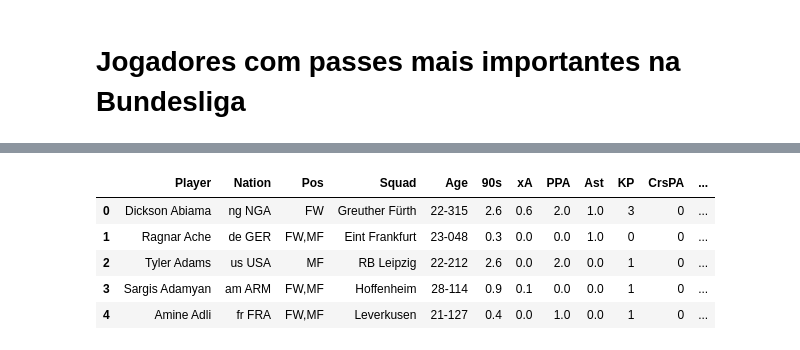
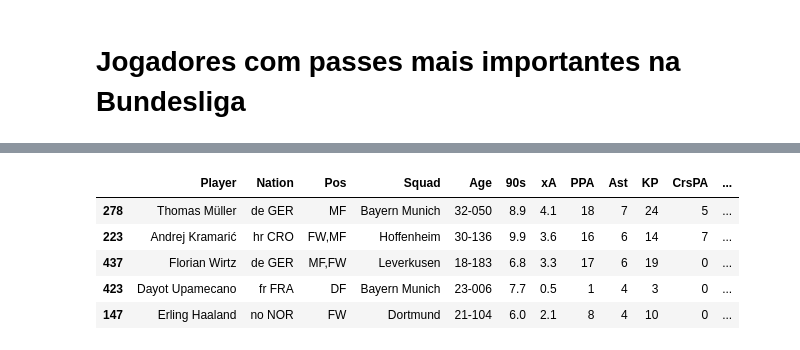
Before and after one commit to guilhermefrrr/portfolio, a Jupyter notebook: scatter plot.ipynb, the cells around one changed output, grey strips where cells are left out. Drawn from its saved outputs; the diff is of its cells as text; code cells hidden in the pictures.

```diff
--- a/scatter plot.ipynb
+++ b/scatter plot.ipynb
@@ -13,7 +13,10 @@ pd.options.display.max_columns = 50
 # Temporada 2021/22
 #df_raw = pd.read_html('https://fbref.com/en/share/AO9Wu')[0] # rodada 2
 #df_raw = pd.read_html('https://fbref.com/en/share/sX2eO')[0] # rodada 3
-df_raw = pd.read_html('https://fbref.com/en/share/5Xhlo')[0] # rodada 4
+#df_raw = pd.read_html('https://fbref.com/en/share/5Xhlo')[0] # rodada 4
+#df_raw = pd.read_html('https://fbref.com/en/share/u6hXO')[0] # rodada 6
+#df_raw = pd.read_html('https://fbref.com/en/share/aseId')[0] # rodada 8
+df_raw = pd.read_html('https://fbref.com/en/share/cN6IY')[0] # rodada 10
 # %%
 # As tabelas do FBref em html vem com dois problemas que precisam ser resolvidos:
 # 1) O cabeçalho multidimensional, que dificulta a análise exploratória e a criação de visualizações
@@ -35,7 +38,8 @@ df_raw.columns = df_raw.columns.get_level_values(-1)
 
 # Resolvendo o problema 2
 x = 0
-while (25 + (26 * x)) < len(df_raw):
+y = len(df_raw)
+while (25 + (26 * x)) < y:
     df_raw = df_raw.drop([25 + (26 * x)], axis = 0)
     x += 1
 
@@ -101,10 +105,10 @@ df_raw.sort_values(['Ast'], ascending = False).head()
 # %%
 df = df_raw[['Player', 'Nation', 'Pos', 'Squad', 'Age', '90s', 'xA', 'PPA', 'Ast', 'KP', 'CrsPA', 'Prog']]
-df.head()
+df.sort_values(['Ast'], ascending = False).head()
 # %% [output]
 |  | Player | Nation | Pos | Squad | Age | 90s | xA | PPA | Ast | KP | CrsPA | ... |
-| 0 | Dickson Abiama | ng NGA | FW | Greuther Fürth | 22-315 | 2.6 | 0.6 | 2.0 | 1.0 | 3 | 0 | ... |
-| 1 | Ragnar Ache | de GER | FW,MF | Eint Frankfurt | 23-048 | 0.3 | 0.0 | 0.0 | 1.0 | 0 | 0 | ... |
-| 2 | Tyler Adams | us USA | MF | RB Leipzig | 22-212 | 2.6 | 0.0 | 2.0 | 0.0 | 1 | 0 | ... |
-| 3 | Sargis Adamyan | am ARM | FW,MF | Hoffenheim | 28-114 | 0.9 | 0.1 | 0.0 | 0.0 | 1 | 0 | ... |
-| 4 | Amine Adli | fr FRA | FW,MF | Leverkusen | 21-127 | 0.4 | 0.0 | 1.0 | 0.0 | 1 | 0 | ... |
+| 278 | Thomas Müller | de GER | MF | Bayern Munich | 32-050 | 8.9 | 4.1 | 18 | 7 | 24 | 5 | ... |
+| 223 | Andrej Kramarić | hr CRO | FW,MF | Hoffenheim | 30-136 | 9.9 | 3.6 | 16 | 6 | 14 | 7 | ... |
+| 437 | Florian Wirtz | de GER | MF,FW | Leverkusen | 18-183 | 6.8 | 3.3 | 17 | 6 | 19 | 0 | ... |
+| 423 | Dayot Upamecano | fr FRA | DF | Bayern Munich | 23-006 | 7.7 | 0.5 | 1 | 4 | 3 | 0 | ... |
+| 147 | Erling Haaland | no NOR | FW | Dortmund | 21-104 | 6.0 | 2.1 | 8 | 4 | 10 | 0 | ... |
```
Also changed, not shown: parts of 9 cells of this notebook.
